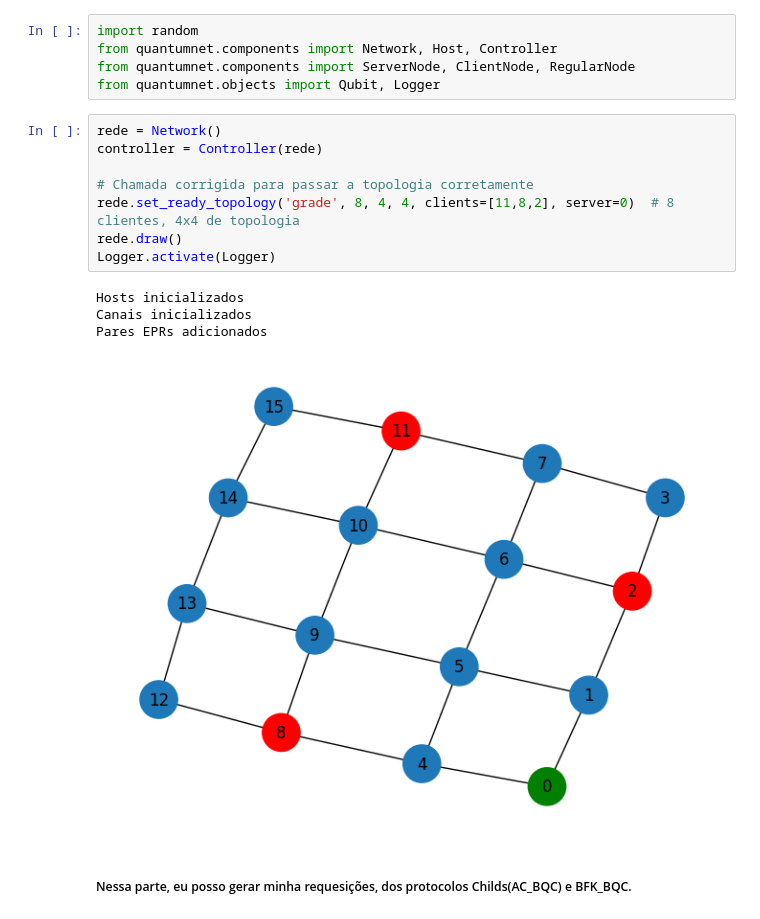
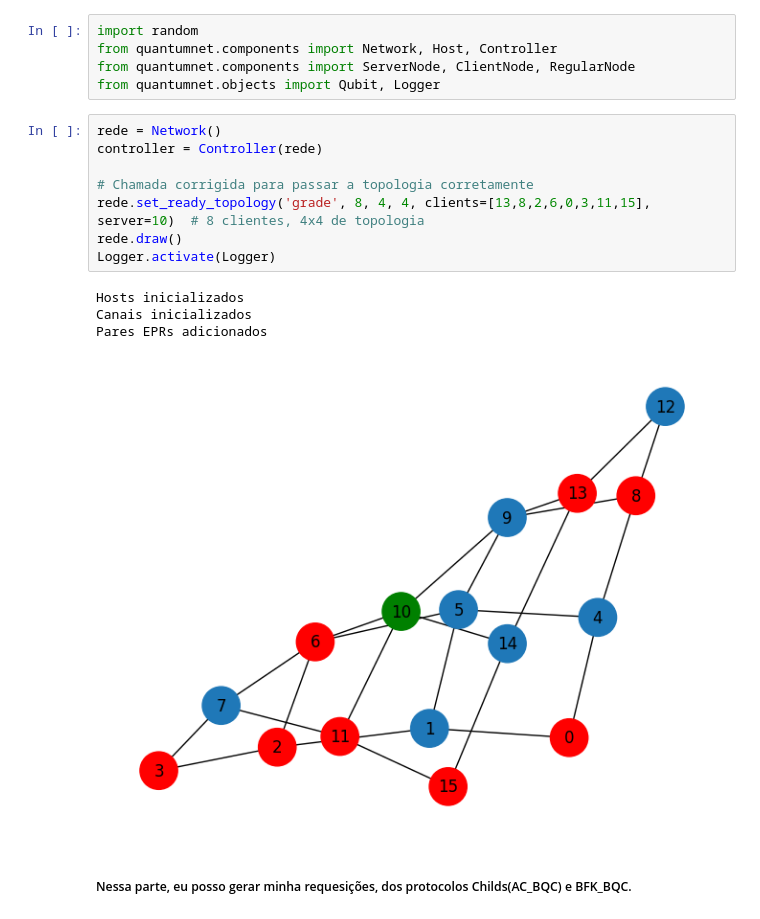
Before and after one commit to polysamo/BQC-testes, a Jupyter notebook: Cenário 1.ipynb, the cells around one changed output. Cells and saved outputs as stored; diff of their text form.

```diff
--- a/Cenário 1.ipynb
+++ b/Cenário 1.ipynb
@@ -8,16 +8,16 @@ from quantumnet.objects import Qubit, Logger
 # %%
 rede = Network()
 controller = Controller(rede)
 
 # Chamada corrigida para passar a topologia corretamente
-rede.set_ready_topology('grade', 8, 4, 4, clients=[11,8,2], server=0)  # 8 clientes, 4x4 de topologia
+rede.set_ready_topology('grade', 8, 4, 4, clients=[13,8,2,6,0,3,11,15], server=10)  # 8 clientes, 4x4 de topologia
 rede.draw()
 Logger.activate(Logger)
 # %% [output]
 Hosts inicializados
 Canais inicializados
 Pares EPRs adicionados
-[figure, old version]
+[figure, new version]
 # %% [markdown]
 ##### Nessa parte, eu posso gerar minha requesições, dos protocolos Childs(AC_BQC) e BFK_BQC.
 # %% [markdown]
```
Also changed, not shown: parts of 5 cells of this notebook, 4 other files.
